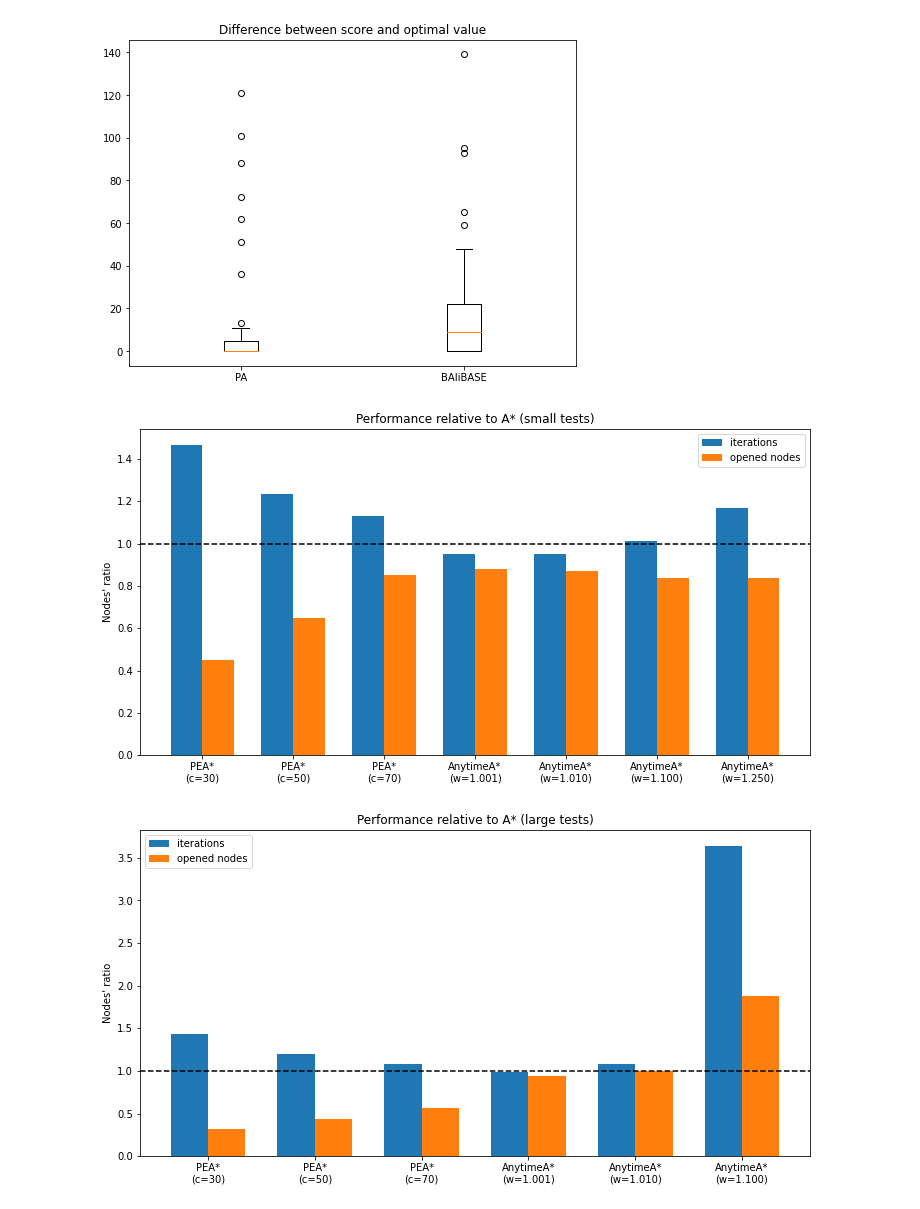
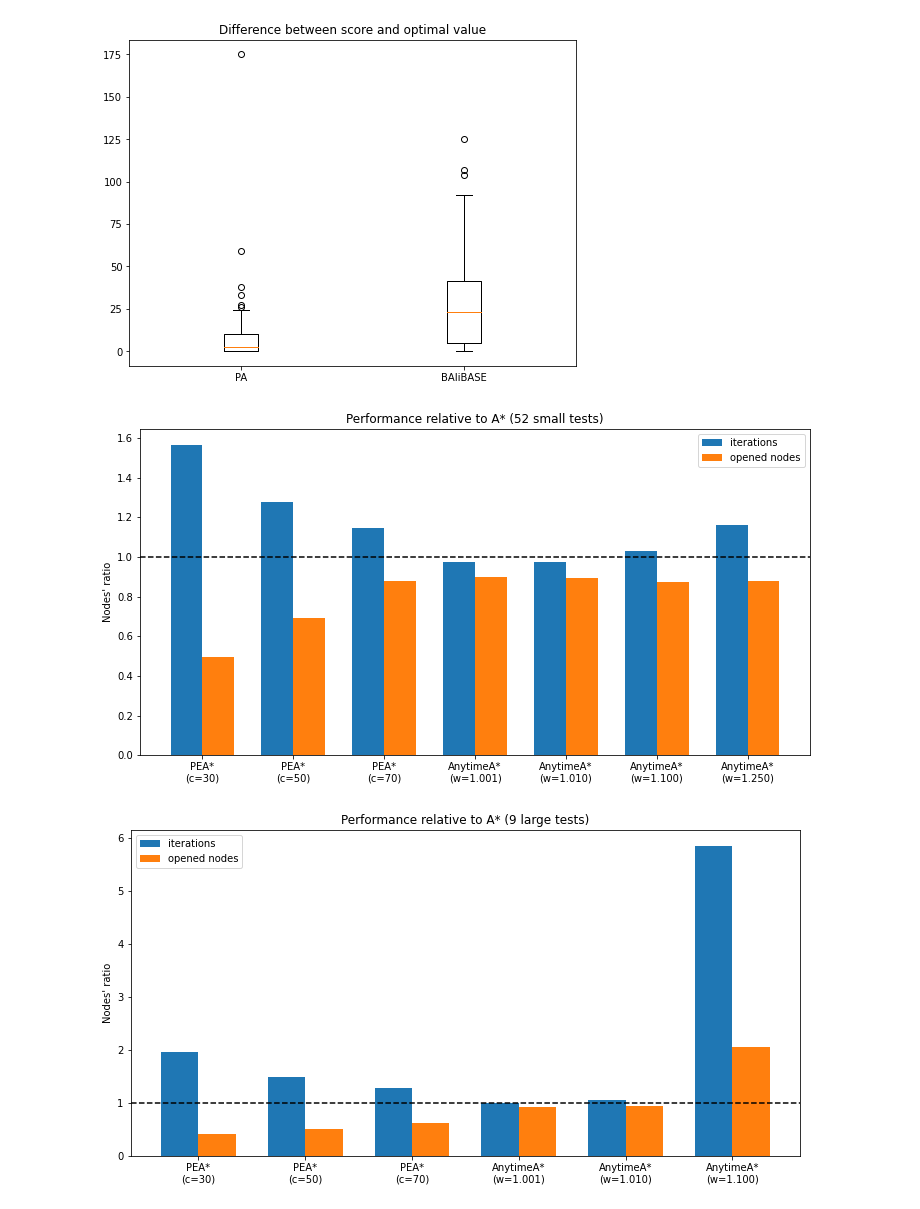
Before and after one commit to rediska0123/msa-heuristic-search, a Jupyter notebook: plots_generation.ipynb, the cells around one changed output. Drawn from its saved outputs; the diff is of its cells as text; code cells hidden in the pictures.

Commit message:
Choose tests better

```diff
--- a/plots_generation.ipynb
+++ b/plots_generation.ipynb
@@ -19,8 +19,8 @@ def filter_by_time(df, algorithms, max_runtime_s, prev_max_runtime_s=None):
 def filter_by_mtx(df, mtx):
     return df[df['Matrix'] == mtx]
 
-def filter_by_size(df, min_size, max_size):
-    return df[(df['Graph size'] <= max_size) & (df['Graph size'] >= min_size)]
+def filter_by_max_len(df, min_size, max_size):
+    return df[(df['Maximum sequence len'] <= max_size) & (df['Maximum sequence len'] > min_size)]
 
 def get_max_bounds(bounds):
     values = sorted(list(set(bounds)))
@@ -65,10 +65,16 @@ plots_path = 'data/plots/'
 if not os.path.exists(plots_path):
     os.makedirs(plots_path)
 
+timeout_small = 30
+timeout_large = 300
 pea_weights = [30, 50, 70]
 awa_weights = ['1.001000', '1.010101', '1.100000', '1.250000']
 PAM = 'PAM250'
 
+pa_name = ['PA']
+ida_name = ['IDA*']
+a_name = ['A*']
+
 pea_names = [f'PEA*(c={w})' for w in pea_weights]
 awa_names = [f'AnytimeA*(w={w})' for w in awa_weights]
 all_names = ['PA', 'A*', 'IDA*'] + pea_names + awa_names
@@ -84,0 +81,11 @@ df_large = filter_by_size(df_other, 1e7, 1e19)
+# %%
+df = pd.read_csv("results.csv")
+df = add_graph_size(df)
+
+df_small = filter_by_max_len(df, 0, 25)
+df_large = filter_by_max_len(df, 25, 75)
+
+df_small_ida = filter_by_time(df_small, all_names, timeout_small)
+
+df_small_other = filter_by_time(df_small, ['PA', 'A*'] + pea_names + awa_names, timeout_small)
+df_large_other = filter_by_time(df_large, ['PA', 'A*'] + pea_names + awa_names, timeout_large)
@@ -117,6 +160,6 @@ plt.show()
 # %%
 fig, ax = plt.subplots(figsize=(8,6))
-df_cur = df_small
+df_cur = df_small_other
 names = ['PA', 'Real alignment']
 labels = ['PA', 'BAliBASE']
 y = [df_cur[a + ' score'] - df_cur['A* score']  for a in names]
@@ -126,30 +169,31 @@ plt.savefig(plots_path + "score_difference.png")
 
 plt.show()
 # %% [output]
-[figure, old version]
+[figure, new version]
 # %%
-for i, (df_cur, test_type) in enumerate(zip([df_small, df_large], ['small tests', 'large tests'])):
+for i, (df_cur, test_type) in enumerate(zip([df_small_other, df_large_other],
+                                            [f'{len(df_small_other)} small tests', 'large tests'])):
     fig, ax = plt.subplots(figsize=(12,6))
     names = pea_names  + (awa_names if i == 0 else awa_names[:-1])
     labels = get_labels(names)
     x = np.arange(len(labels))
     y_time = [(df_cur[a + ' iterations'] / df_cur['A* iterations']).mean() for a in names]
     y_memory = [(df_cur[a + ' memory'] / df_cur['A* memory']).mean() for a in names]
     ax.set_xticks(x)
     ax.set_xticklabels(labels)
     ax.set_ylabel('Nodes\' ratio')
-    ax.set_title(f'Performance relative to A* ({test_type})')
+    ax.set_title(f'Performance relative to A* (f'{len(df_large_other)}{test_type})')
     width = 0.35
     ax.axhline(y=1.0, color='black', linestyle='--')
     ax.bar(x - width / 2, y_time, width, label='iterations')
     ax.bar(x + width / 2, y_memory, width, label='opened nodes')
     ax.legend()
     plt.savefig(plots_path + f"performance_{test_type.replace(' ', '_')}.png")
 
 plt.show()
 # %% [output]
-[figure, old version]
+[figure, new version]
-[figure, old version]
+[figure, new version]
 # %%
 df_single = pd.read_csv("single_test_results.csv")
 
```
Also changed, not shown: parts of 5 cells of this notebook, 10 other files.
